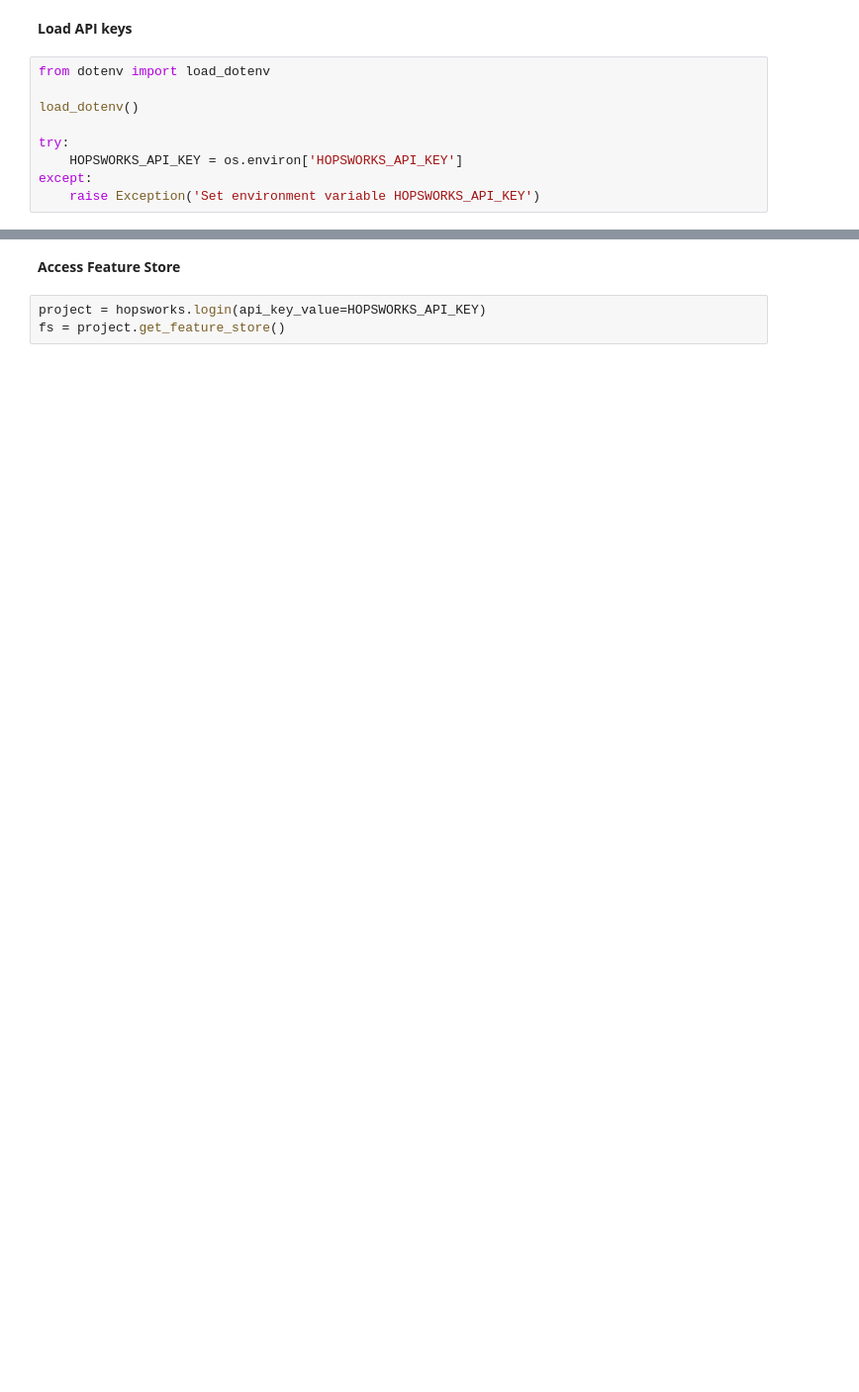
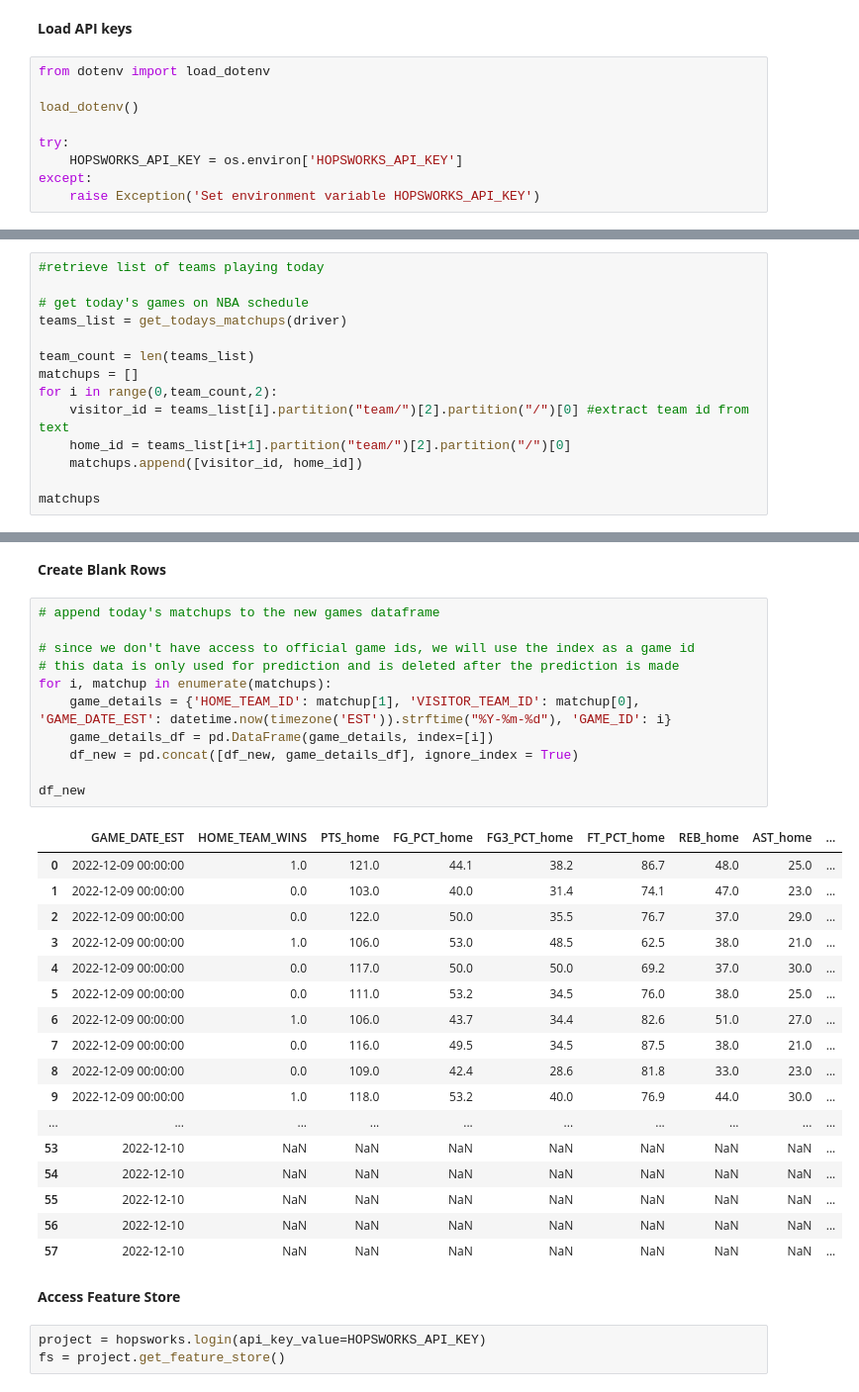
Before and after one commit to cmunch1/nba-prediction, a Jupyter notebook: 09_production_features_pipeline.ipynb, the cells around one changed output, grey strips where cells are left out. Shown: that part at 99% size. Drawn from its saved outputs; the diff is of its cells as text; blank space fills up the shorter version.

```diff
--- a/09_production_features_pipeline.ipynb
+++ b/09_production_features_pipeline.ipynb
@@ -73,0 +106,14 @@ df_new
+# %%
+#retrieve list of teams playing today
+
+# get today's games on NBA schedule
+teams_list = get_todays_matchups(driver)
+
+team_count = len(teams_list)
+matchups = []
+for i in range(0,team_count,2):
+    visitor_id = teams_list[i].partition("team/")[2].partition("/")[0] #extract team id from text
+    home_id = teams_list[i+1].partition("team/")[2].partition("/")[0]
+    matchups.append([visitor_id, home_id])
+
+matchups
@@ -74,3 +131,34 @@ df_new
+# %% [markdown]
+**Create Blank Rows**
+# %%
+# append today's matchups to the new games dataframe
+
+# since we don't have access to official game ids, we will use the index as a game id
+# this data is only used for prediction and is deleted after the prediction is made
+for i, matchup in enumerate(matchups):
+    game_details = {'HOME_TEAM_ID': matchup[1], 'VISITOR_TEAM_ID': matchup[0], 'GAME_DATE_EST': datetime.now(timezone('EST')).strftime("%Y-%m-%d"), 'GAME_ID': i}
+    game_details_df = pd.DataFrame(game_details, index=[i])
+    df_new = pd.concat([df_new, game_details_df], ignore_index = True)
+
+df_new
+# %% [output]
+|  | GAME_DATE_EST | HOME_TEAM_WINS | PTS_home | FG_PCT_home | FG3_PCT_home | FT_PCT_home | REB_home | AST_home | ... |
+| 0 | 2022-12-09 00:00:00 | 1.0 | 121.0 | 44.1 | 38.2 | 86.7 | 48.0 | 25.0 | ... |
+| 1 | 2022-12-09 00:00:00 | 0.0 | 103.0 | 40.0 | 31.4 | 74.1 | 47.0 | 23.0 | ... |
+| 2 | 2022-12-09 00:00:00 | 0.0 | 122.0 | 50.0 | 35.5 | 76.7 | 37.0 | 29.0 | ... |
+| 3 | 2022-12-09 00:00:00 | 1.0 | 106.0 | 53.0 | 48.5 | 62.5 | 38.0 | 21.0 | ... |
+| 4 | 2022-12-09 00:00:00 | 0.0 | 117.0 | 50.0 | 50.0 | 69.2 | 37.0 | 30.0 | ... |
+| 5 | 2022-12-09 00:00:00 | 0.0 | 111.0 | 53.2 | 34.5 | 76.0 | 38.0 | 25.0 | ... |
+| 6 | 2022-12-09 00:00:00 | 1.0 | 106.0 | 43.7 | 34.4 | 82.6 | 51.0 | 27.0 | ... |
+| 7 | 2022-12-09 00:00:00 | 0.0 | 116.0 | 49.5 | 34.5 | 87.5 | 38.0 | 21.0 | ... |
+| 8 | 2022-12-09 00:00:00 | 0.0 | 109.0 | 42.4 | 28.6 | 81.8 | 33.0 | 23.0 | ... |
+| 9 | 2022-12-09 00:00:00 | 1.0 | 118.0 | 53.2 | 40.0 | 76.9 | 44.0 | 30.0 | ... |
+| ... | ... | ... | ... | ... | ... | ... | ... | ... | ... |
+| 53 | 2022-12-10 | NaN | NaN | NaN | NaN | NaN | NaN | NaN | ... |
+| 54 | 2022-12-10 | NaN | NaN | NaN | NaN | NaN | NaN | NaN | ... |
+| 55 | 2022-12-10 | NaN | NaN | NaN | NaN | NaN | NaN | NaN | ... |
+| 56 | 2022-12-10 | NaN | NaN | NaN | NaN | NaN | NaN | NaN | ... |
+| 57 | 2022-12-10 | NaN | NaN | NaN | NaN | NaN | NaN | NaN | ... |
 # %% [markdown]
 **Access Feature Store**
 # %%
```
Also changed, not shown: parts of 12 cells of this notebook.
